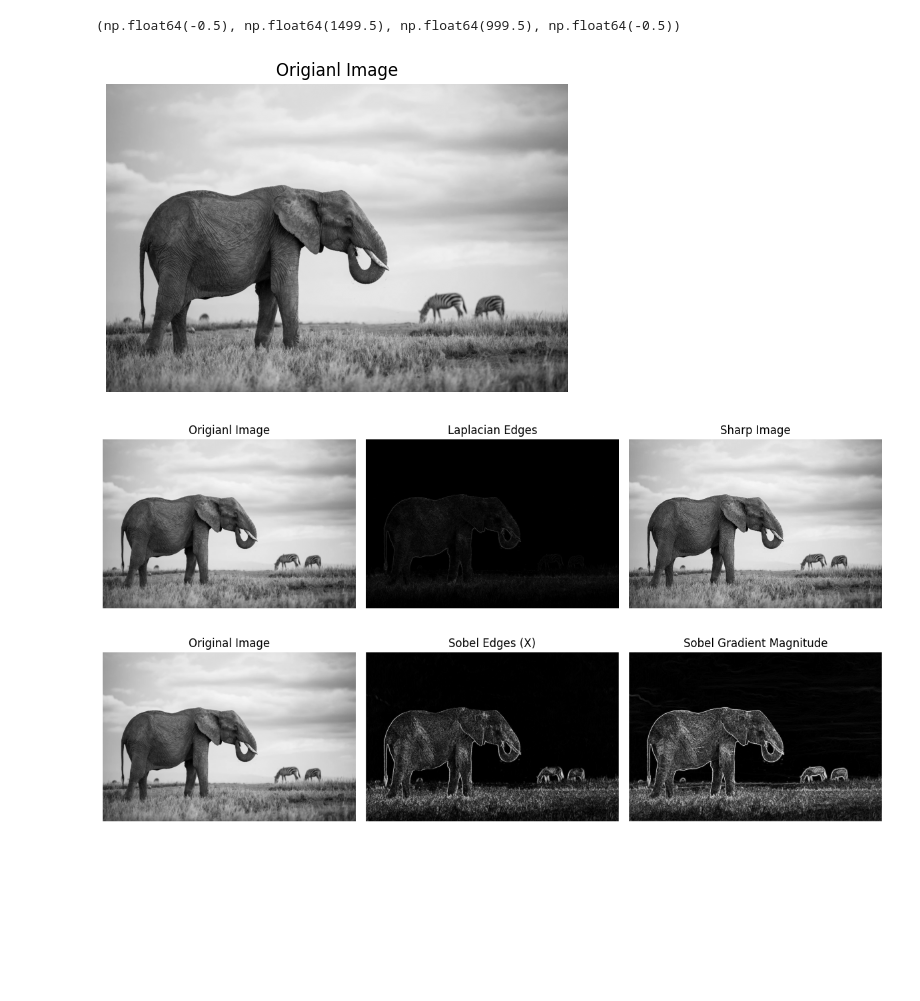
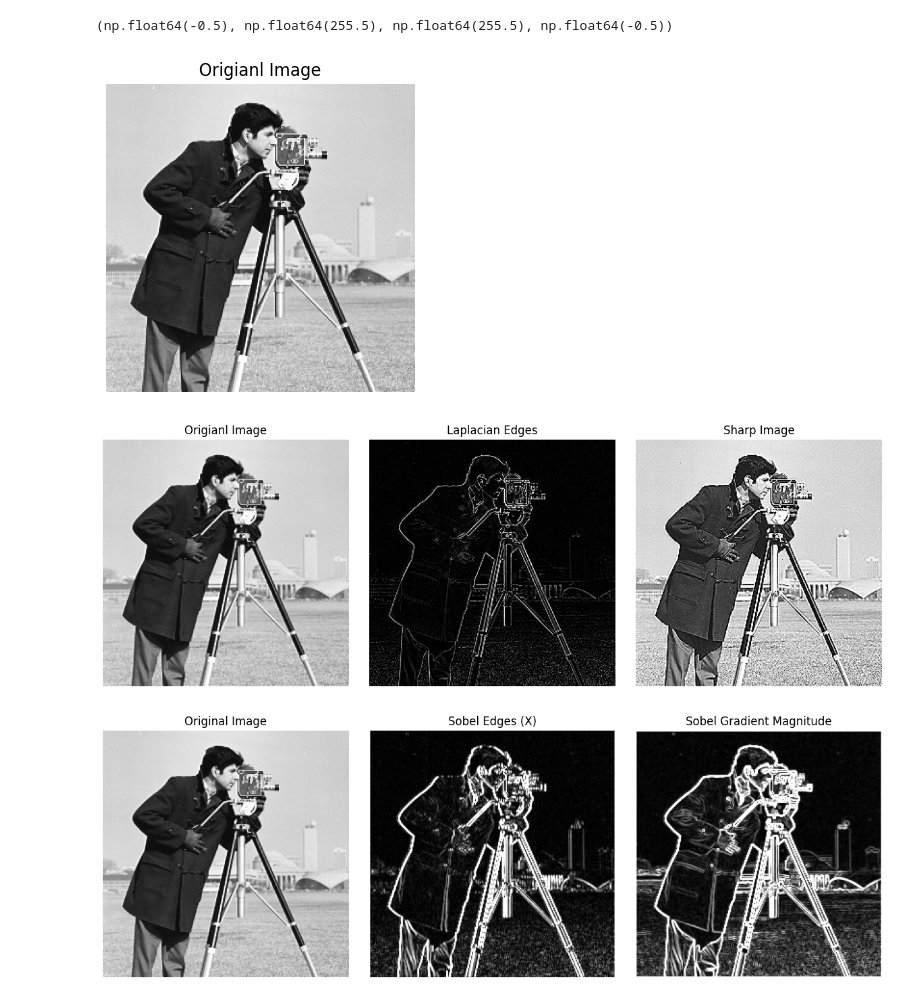
Before and after one commit to rafiz001/Varsity_Courses, a Jupyter notebook: ImageProceccing/EdgeDetectionAndSharpening.ipynb, the cells around one changed output. Drawn from its saved outputs; the diff is of its cells as text; code cells hidden in the pictures; blank space fills up the shorter version.

Commit message:
changed image

```diff
--- a/ImageProceccing/EdgeDetectionAndSharpening.ipynb
+++ b/ImageProceccing/EdgeDetectionAndSharpening.ipynb
@@ -3,18 +3,18 @@ import PIL.Image as image
 import numpy as np
 import matplotlib.pyplot as plt
 # %%
-gray_img = image.open('elephant.webp').convert('L')
+gray_img = image.open('./images/cameraman.bmp').convert('L')
 img = np.array(gray_img)
 
 H,W= img.shape
 
 plt.figure(figsize=(10,4))
 plt.imshow(gray_img, cmap='gray')
 plt.title("Origianl Image")
 plt.axis('off')
 # %% [output]
-(np.float64(-0.5), np.float64(1499.5), np.float64(999.5), np.float64(-0.5))
+(np.float64(-0.5), np.float64(255.5), np.float64(255.5), np.float64(-0.5))
-[figure, old version]
+[figure, new version]
 # %%
 filter = np.array([[0,1,0],
                   [1,-4,1],
@@ -52,7 +52,7 @@ plt.axis('off')
 plt.tight_layout()
 plt.show()
 # %% [output]
-[figure, old version]
+[figure, new version]
 # %%
 sobel_x = np.array([[-1, 0, 1],
                     [-2, 0, 2],
@@ -100,4 +100,4 @@ plt.axis('off')
 plt.tight_layout()
 plt.show()
 # %% [output]
-[figure, old version]
+[figure, new version]
```
